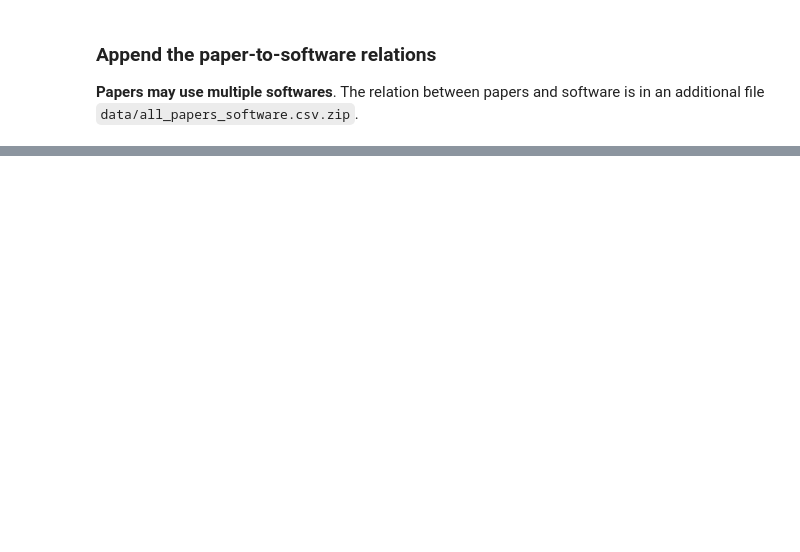
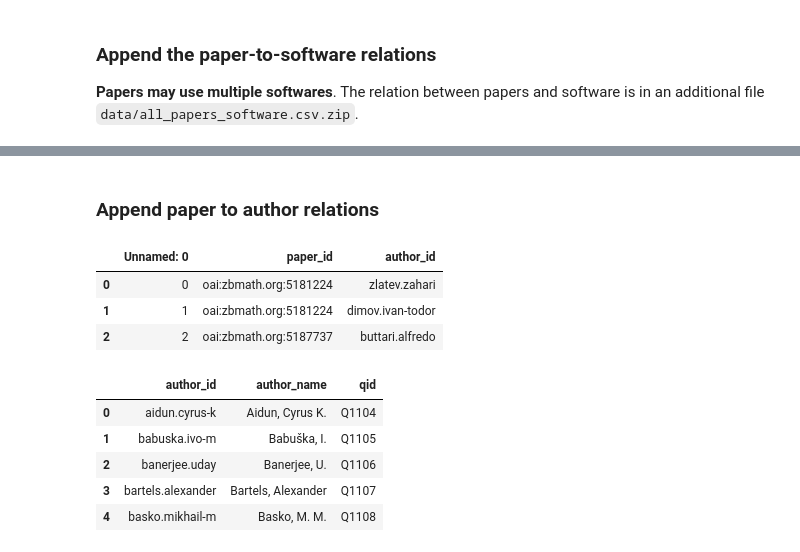
Before and after one commit to MaRDI4NFDI/portal-examples, a Jupyter notebook: Import from zbMath/WBAPI_populate_portal.ipynb, the cells around one changed output, grey strips where cells are left out. Saved outputs shown, nothing was run; the diff lists cells and outputs as text; code cells hidden in the pictures; blank space fills up the shorter version.

Commit message:
Append paper to author relations

```diff
--- a/Import from zbMath/WBAPI_populate_portal.ipynb
+++ b/Import from zbMath/WBAPI_populate_portal.ipynb
@@ -399,0 +350,11 @@ papers_df[~idx]
+# %% [markdown]
+### Append paper to author relations
+# %%
+# load the list of papers to authors relations
+papers_authors_df = pd.read_csv('data/all_papers_authors.csv.zip')
+papers_authors_df.head(3)
+# %% [output]
+|  | Unnamed: 0 | paper_id | author_id |
+| 0 | 0 | oai:zbmath.org:5181224 | zlatev.zahari |
+| 1 | 1 | oai:zbmath.org:5181224 | dimov.ivan-todor |
+| 2 | 2 | oai:zbmath.org:5187737 | buttari.alfredo |
@@ -399,0 +377,9 @@ papers_df[~idx]
+# %%
+authors_df.head()
+# %% [output]
+|  | author_id | author_name | qid |
+| 0 | aidun.cyrus-k | Aidun, Cyrus K. | Q1104 |
+| 1 | babuska.ivo-m | Babuška, I. | Q1105 |
+| 2 | banerjee.uday | Banerjee, U. | Q1106 |
+| 3 | bartels.alexander | Bartels, Alexander | Q1107 |
+| 4 | basko.mikhail-m | Basko, M. M. | Q1108 |
```
Also changed, not shown: parts of 10 cells of this notebook, 5 other files.
